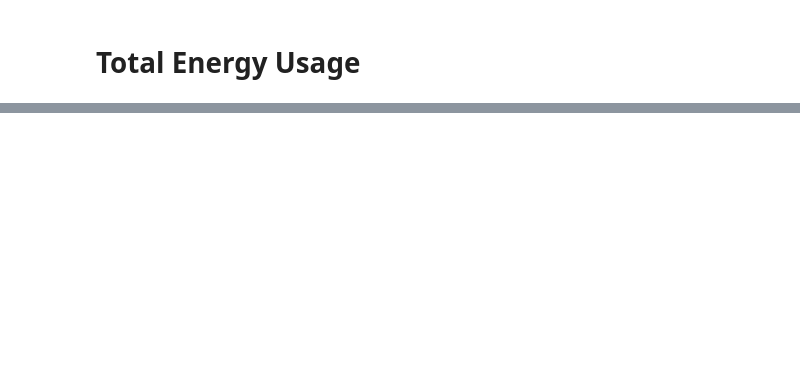
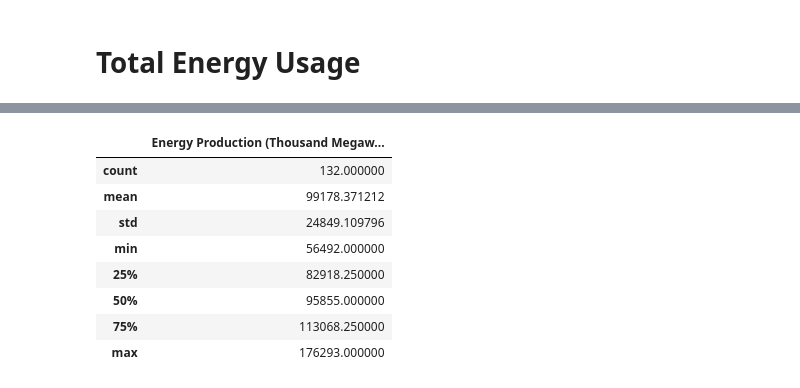
Before and after one commit to DylanRCastillo/CA-US-Emissions-and-Energy-Production, a Jupyter notebook: project_analysis_notebook.ipynb, the cells around one changed output, grey strips where cells are left out. Drawn from its saved outputs; the diff is of its cells as text; code cells hidden in the pictures; blank space fills up the shorter version.

```diff
--- a/project_analysis_notebook.ipynb
+++ b/project_analysis_notebook.ipynb
@@ -374,0 +319,12 @@ plt.show()
+# %%
+naturalgas_dylan.describe()
+# %% [output]
+|  | Energy Production (Thousand Megaw... |
+| count | 132.000000 |
+| mean | 99178.371212 |
+| std | 24849.109796 |
+| min | 56492.000000 |
+| 25% | 82918.250000 |
+| 50% | 95855.000000 |
+| 75% | 113068.250000 |
+| max | 176293.000000 |
```
Also changed, not shown: parts of 25 cells of this notebook, 3 other files.
